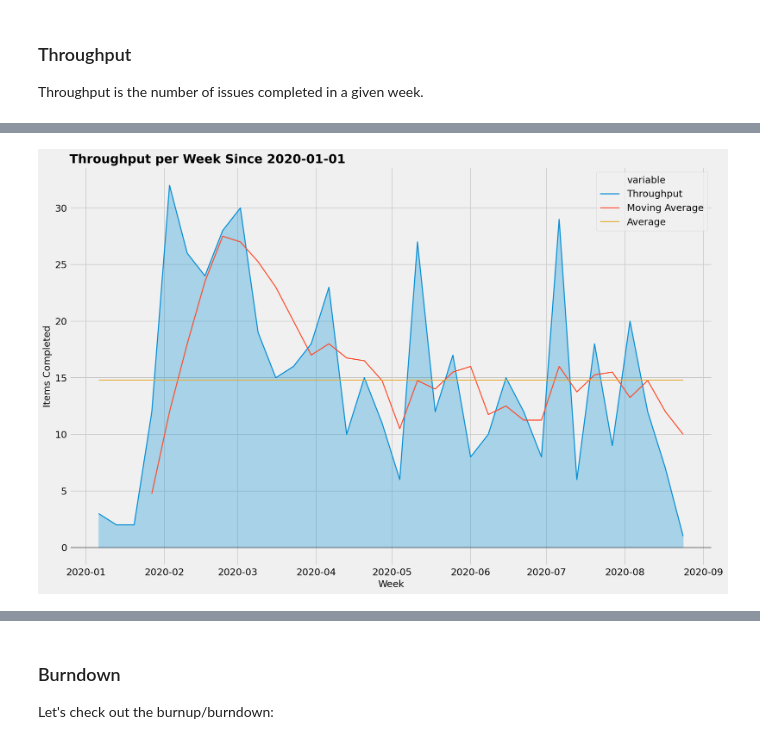
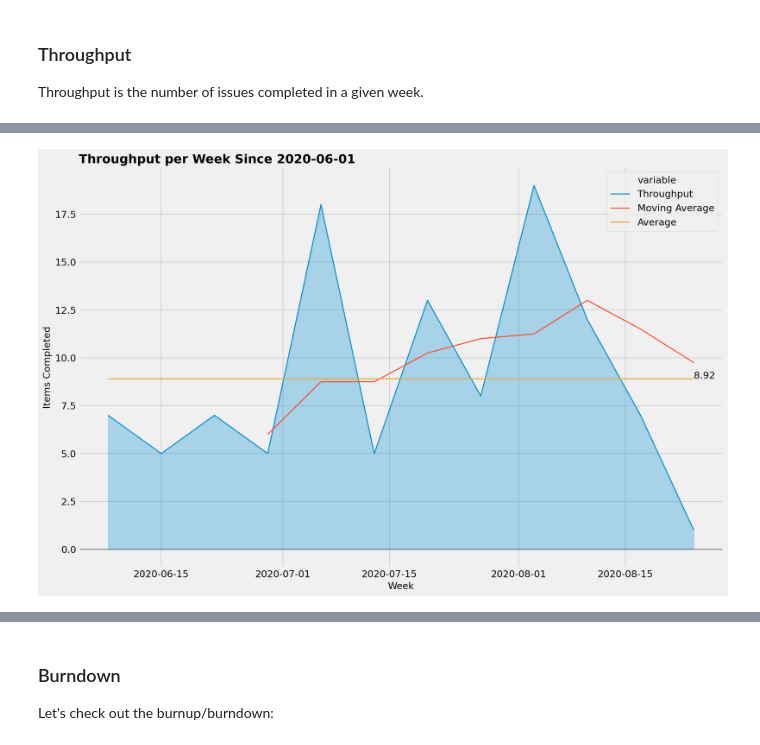
Before and after one commit to jsherer/kanban-metrics, a Jupyter notebook: kanban.ipynb, the cells around one changed output, grey strips where cells are left out. Drawn from its saved outputs; the diff is of its cells as text; code cells hidden in the pictures.

```diff
--- a/kanban.ipynb
+++ b/kanban.ipynb
@@ -37,13 +37,23 @@ matplotlib.pyplot.style.use('fivethirtyeight')
 matplotlib.pyplot.rcParams['axes.labelsize'] = 14
 matplotlib.pyplot.rcParams['lines.linewidth'] = 1.5
 # %%
-data_file = 'data2.csv'
+DATA_FILE = 'data2.csv'
+OMIT_ISSUE_TYPES = ('Epic',)
+FILTER_ISSUES_SINCE = '2020-06-01'
+STATUS_ORDER = ['Prioritized', 'In Progress', 'Review', 'Accepted', 'Deployed']
 
 data = pandas.read_csv(
-    data_file, parse_dates=['status_change_date', 'issue_created_date'])
+    DATA_FILE, parse_dates=['status_change_date', 'issue_created_date'])
 
 # let's check to make sure the data is loaded
 data = data.sort_values(['issue_id', 'status_change_date'])
+
+# filter out Epic specific data
+data = data[~data['issue_type_name'].isin(OMIT_ISSUE_TYPES)]
+
+# filter out issues before date
+data = data[data['issue_created_date'] >= FILTER_ISSUES_SINCE]
+
 data.head()
 # %% [output]
 |  | project_id | project_key | issue_id | issue_key | issue_type_id | issue_type_name | issue_title | ... |
@@ -90,6 +100,8 @@ for issue_id, issue in issues.items():
             if not issue_statuses[issue_id].get('last_complete'):
                 issue_statuses[issue_id]['last_complete'] = update.status_change_date
             issue_statuses[issue_id]['last_complete'] = max(issue_statuses[issue_id]['last_complete'], update.status_change_date)
+
+        issue_statuses[issue_id]['last_update'] = update
 # %% [markdown]
 Finally, we create a new data set of each issue with the dates when the state changes happened. We also compute the lead and cycle times of each issue.
 # %%
@@ -172,10 +221,8 @@ Cycle Time is the amount of time an issue spends "In Progress".
 
 In other words, it's the total duration from the moment an issue is started until it is is finished.
 # %%
-FILTER_ISSUES_SINCE = '2020-01-01'
-
 cycle_data = issue_data.copy().reset_index()
-cycle_data = cycle_data[cycle_data['complete_day'] > pandas.to_datetime(FILTER_ISSUES_SINCE)]
+cycle_data = cycle_data[cycle_data['complete_day'] >= pandas.to_datetime(FILTER_ISSUES_SINCE)]
 
 # drop issues with a cycle time less than 1 hour
 cycle_data = cycle_data[cycle_data['cycle_time_days'] > (1/24.0)]
@@ -229,16 +278,17 @@ ax.figure.savefig('images/cycletime-histogram.png')
 
 Throughput is the number of issues completed in a given week.
 # %%
-FILTER_ISSUES_SINCE = '2020-01-01'
-
 throughput_data = issue_data.copy()
-throughput_data = throughput_data[throughput_data['complete_day'] > pandas.to_datetime(FILTER_ISSUES_SINCE)]
+throughput_data = throughput_data[throughput_data['complete_day'] >= pandas.to_datetime(FILTER_ISSUES_SINCE)]
 
 throughput = pandas.crosstab(throughput_data.complete_day, issue_data.issue_type, colnames=[None]).reset_index()
 
-# throughput is the sum of all issue types completed during a time frame
-#throughput['Throughput'] = throughput.Epic + throughput.Bug + throughput.Story + throughput.Task + throughput['Sub-task']
-throughput['Throughput'] = throughput.Bug + throughput.Story + throughput.Task
+cols = set(throughput.columns)
+cols.remove('complete_day')
+
+throughput['Throughput'] = 0
+for col in cols:
+    throughput['Throughput'] += throughput[col]
 
 date_range = pandas.date_range(
     start=throughput.complete_day.min(),
@@ -276,25 +322,27 @@ throughput_per_week.head(52)
 # %%
 matplotlib.pyplot.figure(dpi=150, figsize=(15,10))
 
 #ax = throughput_per_week.plot(
 #    x='Date', y=['Throughput', 'Moving Average', 'Average'], linewidth=2.5, figsize=(15, 10), legend=True)
 
 ax = seaborn.lineplot(x='Date', y='value', hue='variable', data=pandas.melt(throughput_per_week[['Date', 'Throughput', 'Moving Average', 'Average']], ['Date']))
 
 x = throughput_per_week['Date']
 y1 = throughput_per_week['Throughput']
 ax.fill_between(x, y1, color='C0', alpha=0.3,
                  interpolate=True)
 
 ax.set_title("Throughput per Week Since {}".format(FILTER_ISSUES_SINCE), loc='left', fontdict={
              'fontsize': 18, 'fontweight': 'semibold'})
 
 ax.set_xlabel('Week')
 ax.set_ylabel('Items Completed')
 
 ax.axhline(y=0, color=lightgrey, alpha=.5);
+
+_ = ax.text(throughput_per_week['Date'].max(), throughput_per_week['Average'].max(), "{:.2f}".format(throughput_per_week['Average'].max()))
 # %% [output]
-[figure, old version]
+[figure, new version]
 # %%
 ax.figure.savefig('images/throughput-timeline.png')
 # %%
```
Also changed, not shown: parts of 23 cells of this notebook, 13 other files.
